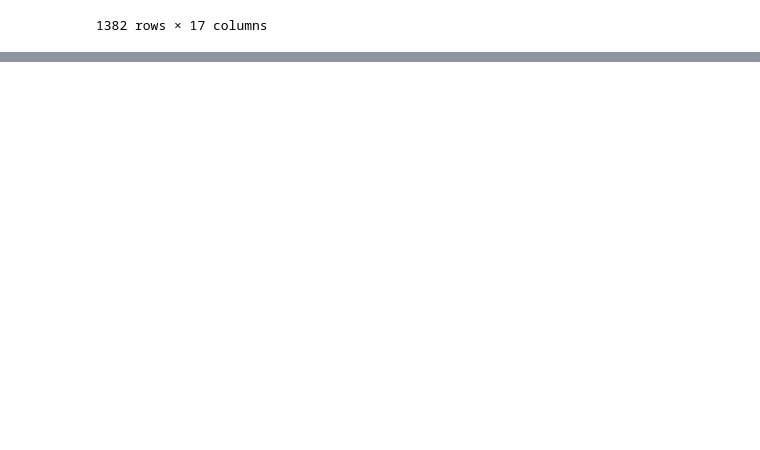
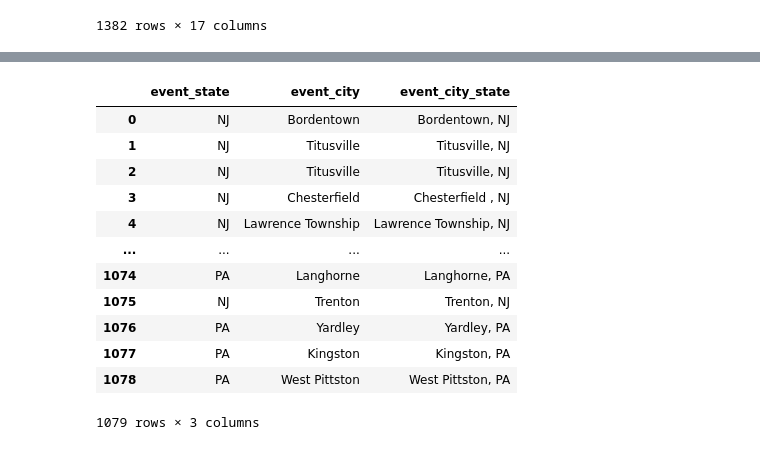
Before and after one commit to MersedehSP/Meetup_Project2, a Jupyter notebook: Opencage.ipynb, the cells around one changed output, grey strips where cells are left out. Saved outputs shown, nothing was run; the diff lists cells and outputs as text; code cells hidden in the pictures; blank space fills up the shorter version.

```diff
--- a/Opencage.ipynb
+++ b/Opencage.ipynb
@@ -283,0 +288,3 @@ merged_df.to_csv('Brian/complete_events_lat_lng.csv',index=False)
+# %%
+event_state_city = pd.read_csv('Brian/Event_state_city.csv')
+event_state_city
@@ -283,0 +305,17 @@ merged_df.to_csv('Brian/complete_events_lat_lng.csv',index=False)
+# %%
+event_state_city["event_city_state"] = event_state_city["event_city"] +", " + event_state_city["event_state"]
+event_state_city
+# %% [output]
+|  | event_state | event_city | event_city_state |
+| 0 | NJ | Bordentown | Bordentown, NJ |
+| 1 | NJ | Titusville | Titusville, NJ |
+| 2 | NJ | Titusville | Titusville, NJ |
+| 3 | NJ | Chesterfield | Chesterfield , NJ |
+| 4 | NJ | Lawrence Township | Lawrence Township, NJ |
+| ... | ... | ... | ... |
+| 1074 | PA | Langhorne | Langhorne, PA |
+| 1075 | NJ | Trenton | Trenton, NJ |
+| 1076 | PA | Yardley | Yardley, PA |
+| 1077 | PA | Kingston | Kingston, PA |
+| 1078 | PA | West Pittston | West Pittston, PA |
+1079 rows × 3 columns
```
Also changed, not shown: parts of 10 cells of this notebook, 5 other files.
